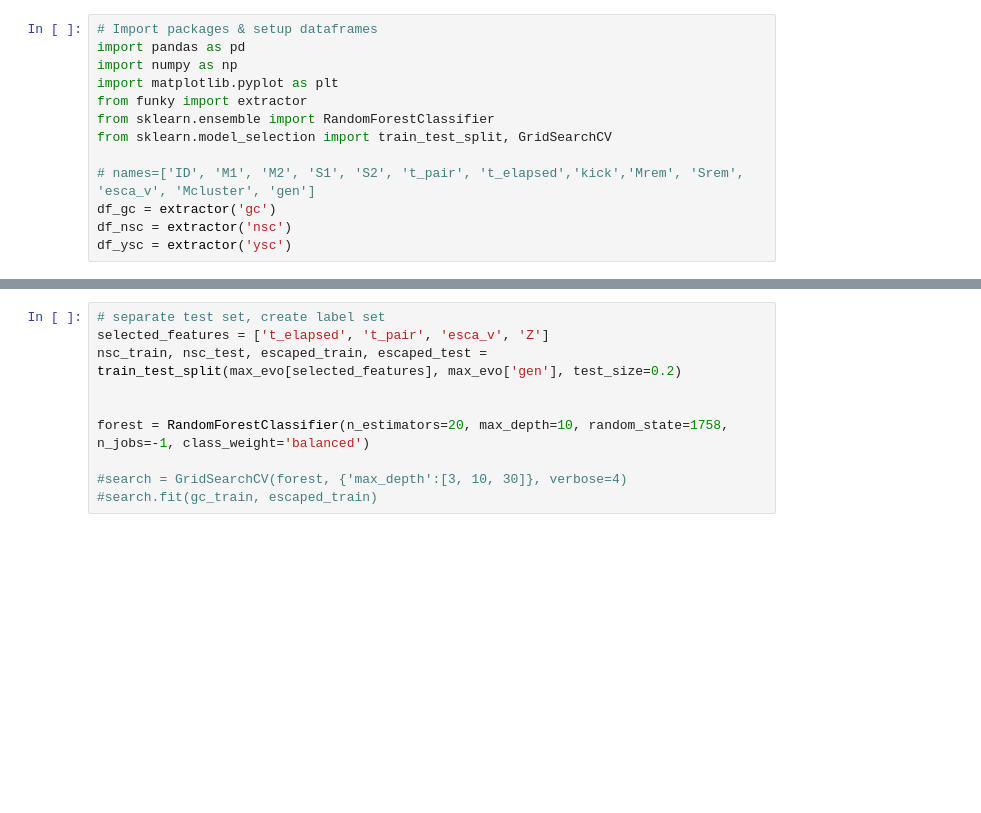
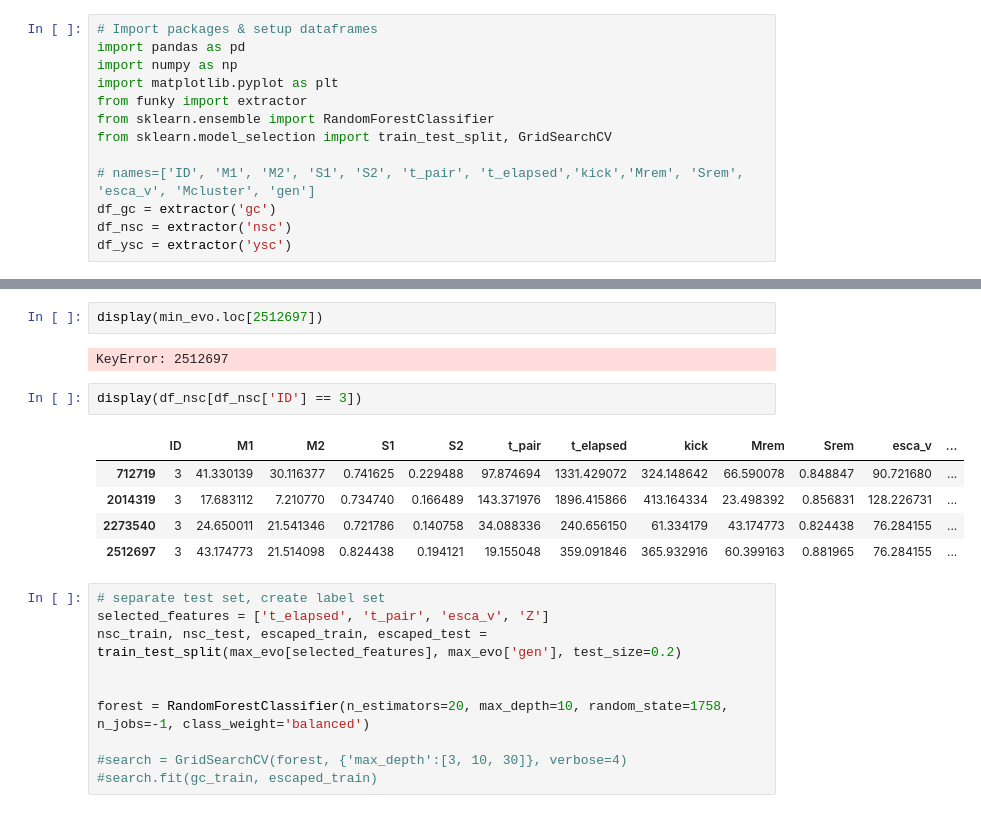
Before and after one commit to BelliLuigi/Hierarchical-mergers-of-black-holes, a Jupyter notebook: RFC.ipynb, the cells around one changed output, grey strips where cells are left out. Cells and saved outputs as stored; diff of their text form; blank space fills up the shorter version.

```diff
--- a/RFC.ipynb
+++ b/RFC.ipynb
@@ -16,3 +53,15 @@ max_evo = df_nsc.loc[df_nsc.groupby('ID')['gen'].idxmax()]
+# %%
+display(min_evo.loc[2512697])
+# %% [output]
+KeyError: 2512697
+# %%
+display(df_nsc[df_nsc['ID'] == 3])
+# %% [output]
+|  | ID | M1 | M2 | S1 | S2 | t_pair | t_elapsed | kick | Mrem | Srem | esca_v | ... |
+| 712719 | 3 | 41.330139 | 30.116377 | 0.741625 | 0.229488 | 97.874694 | 1331.429072 | 324.148642 | 66.590078 | 0.848847 | 90.721680 | ... |
+| 2014319 | 3 | 17.683112 | 7.210770 | 0.734740 | 0.166489 | 143.371976 | 1896.415866 | 413.164334 | 23.498392 | 0.856831 | 128.226731 | ... |
+| 2273540 | 3 | 24.650011 | 21.541346 | 0.721786 | 0.140758 | 34.088336 | 240.656150 | 61.334179 | 43.174773 | 0.824438 | 76.284155 | ... |
+| 2512697 | 3 | 43.174773 | 21.514098 | 0.824438 | 0.194121 | 19.155048 | 359.091846 | 365.932916 | 60.399163 | 0.881965 | 76.284155 | ... |
 # %%
 # separate test set, create label set
 selected_features = ['t_elapsed', 't_pair', 'esca_v', 'Z']
```
Also changed, not shown: parts of 6 cells of this notebook.
